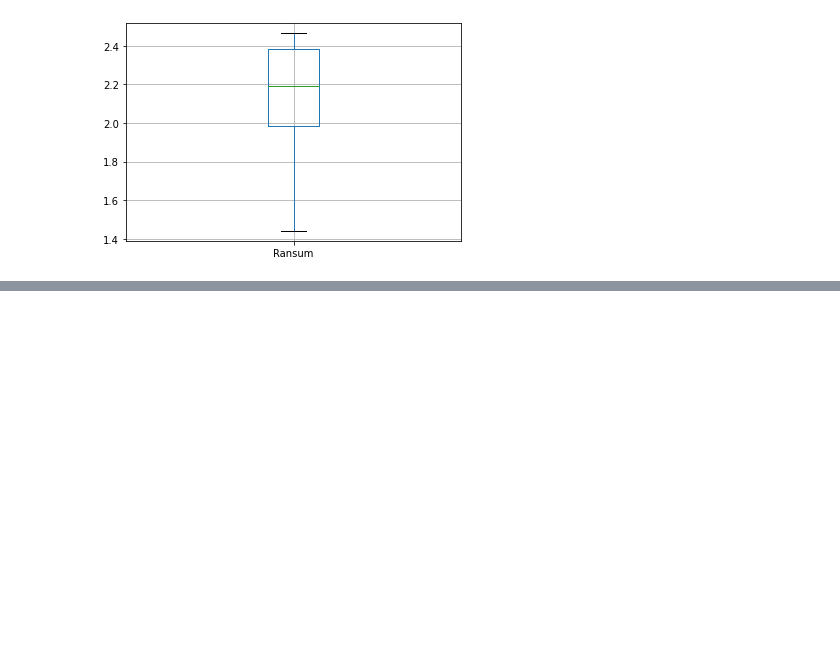
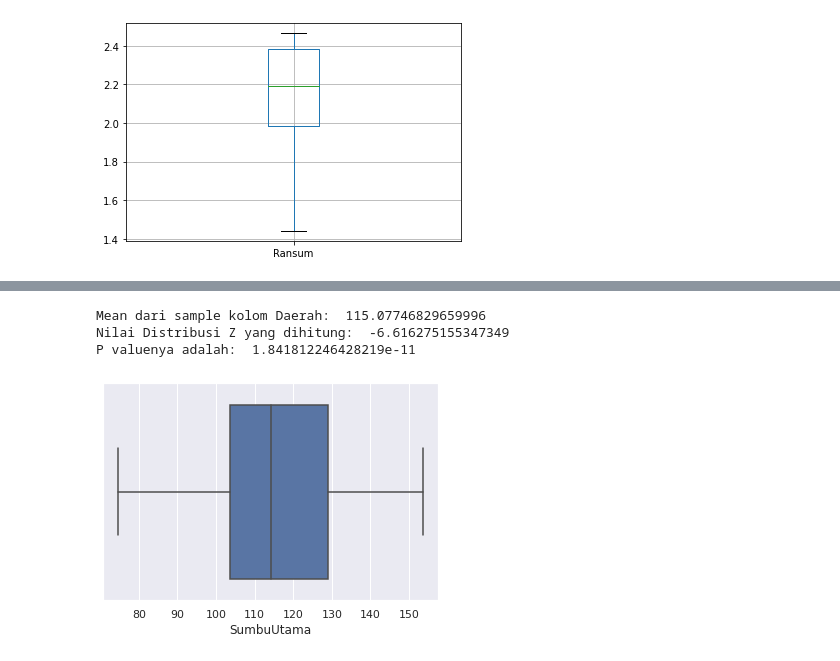
Before and after one commit to AlfandaviAU/Tubes1Probstat, a Jupyter notebook: Backup.ipynb, the cells around one changed output, grey strips where cells are left out. Cells and saved outputs as stored; diff of their text form; code cells hidden in the pictures; blank space fills up the shorter version.

```diff
--- a/Backup.ipynb
+++ b/Backup.ipynb
@@ -150,0 +237,15 @@ df.boxplot(column=['Ransum'])
+# %%
+# 4b Nilai Rata-rata Sumbu Utama tidak sama dengan 116 ?
+# Langkah 1: null hypothesis Mean (H0) = 116
+# Langkah 2: alternative hypothesis (H1) Mean != 116
+# Langkah 3: alpha = 0.05
+# Langkah 4: uji tes mean Z two tailed, alpha = 0.05 dan statistik two tailed maka daerah Z < -1.96 dan Z > 1.96
+# Langkah 5: uji tes statistik two tailed
+# Langkah 6: nilai distribusi Z tidak berada pada daerah krisis dan p-value lebih kecil dari alpha, maka terima null hypothesis
+
+Soal4(sampel, df, 250, "SumbuUtama")
+# %% [output]
+Mean dari sample kolom Daerah:  115.07746829659996
+Nilai Distribusi Z yang dihitung:  -6.616275155347349
+P valuenya adalah:  1.841812246428219e-11
+[figure, added]
```
Also changed, not shown: parts of 6 cells of this notebook, 1 other file.
